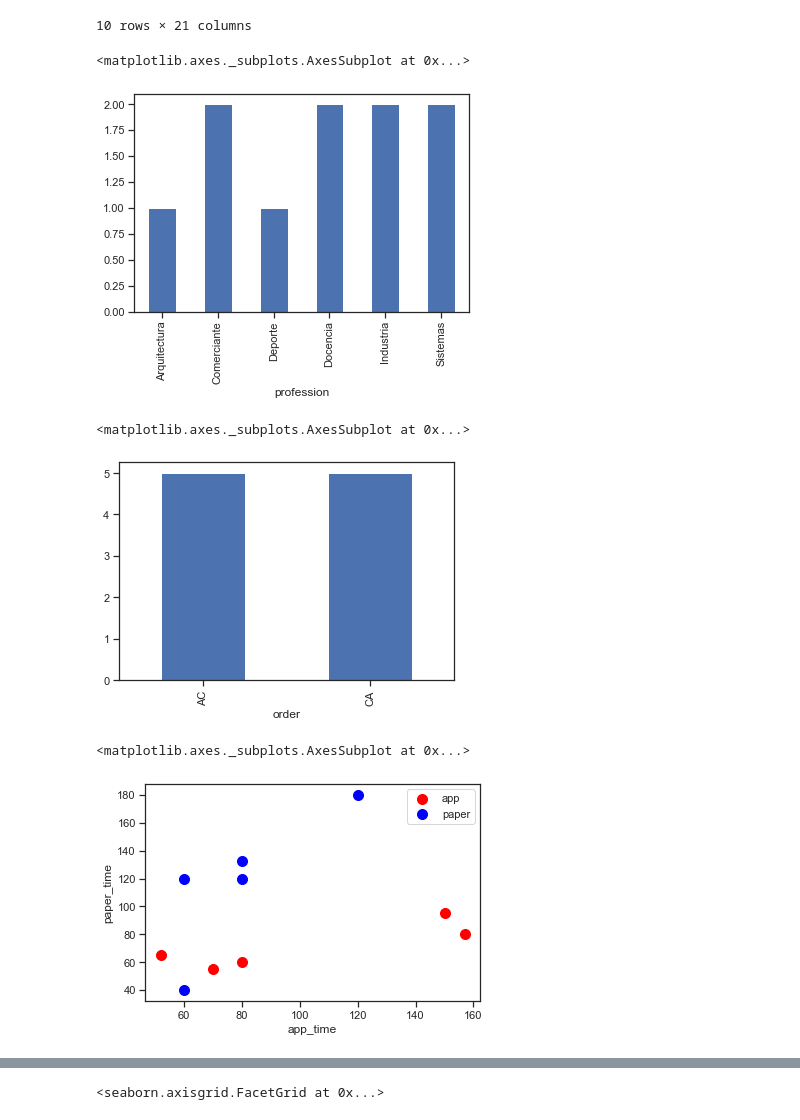
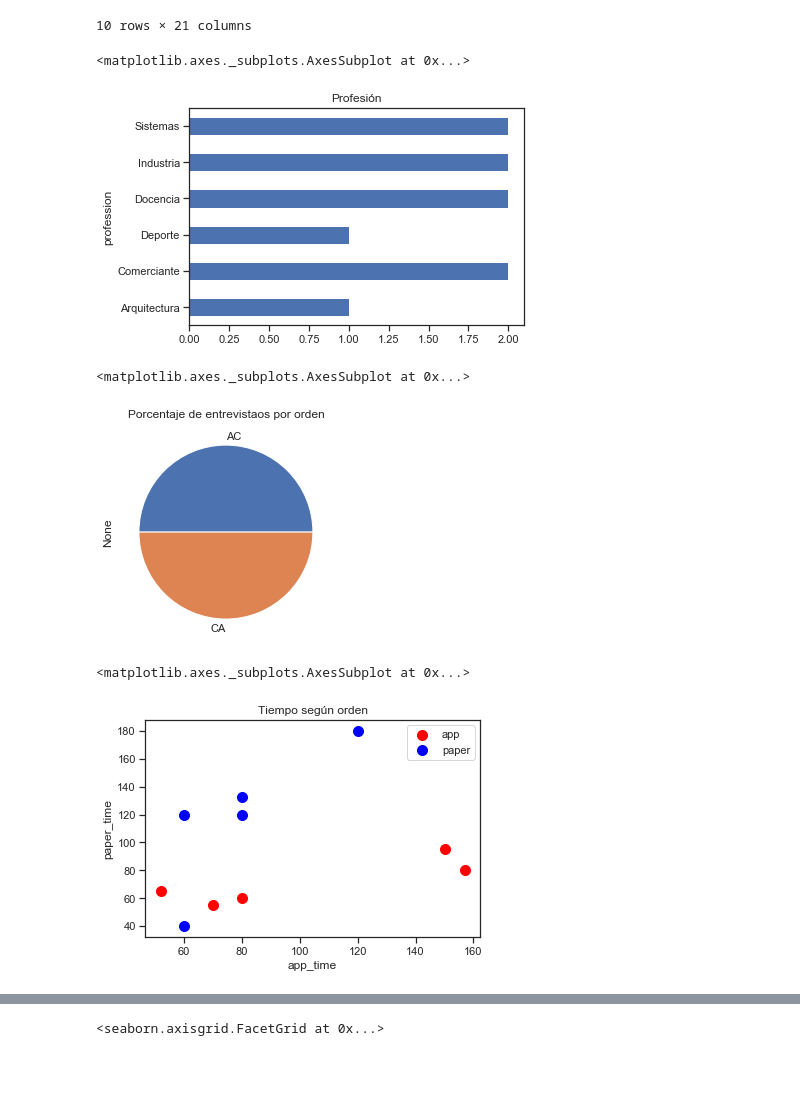
Before and after one commit to alefherrera/my-order-data, a Jupyter notebook: notebook.ipynb, the cells around one changed output, grey strips where cells are left out. Drawn from its saved outputs; the diff is of its cells as text; code cells hidden in the pictures; blank space fills up the shorter version.

```diff
--- a/notebook.ipynb
+++ b/notebook.ipynb
@@ -155,23 +131,23 @@ df
 | 9 | 30 | Industria | AC | 65 | 52 | Dos veces por mes | si | no | ... |
 10 rows × 21 columns
 # %%
-df.groupby("profession").size().plot.bar()
+df.groupby("profession").size().plot.barh(title="Profesión")
 # %% [output]
 <matplotlib.axes._subplots.AxesSubplot at 0x...>
-[figure, old version]
+[figure, new version]
 # %%
-df.groupby("order").size().plot.bar()
+df.groupby("order").size().plot.pie(title="Porcentaje de entrevistaos por orden")
 # %% [output]
 <matplotlib.axes._subplots.AxesSubplot at 0x...>
-[figure, old version]
+[figure, new version]
 # %%
 app = df[df["order"] == "AC"]
 paper = df[df["order"] == "CA"]
 ax = app.plot.scatter(x="app_time", y="paper_time", color="red", label="app", s=100)
-paper.plot.scatter(x="app_time", y="paper_time", color="blue", label="paper", s=100, ax=ax)
+paper.plot.scatter(x="app_time", y="paper_time", color="blue", label="paper", s=100, ax=ax, title="Tiempo según orden")
 # %% [output]
 <matplotlib.axes._subplots.AxesSubplot at 0x...>
-[figure, old version]
+[figure, new version]
 # %%
 use = df[df["use_delivery2"] == True]
 no_use = df[df["use_delivery2"] == False]
```
Also changed, not shown: parts of 57 cells of this notebook, 2 other files.
